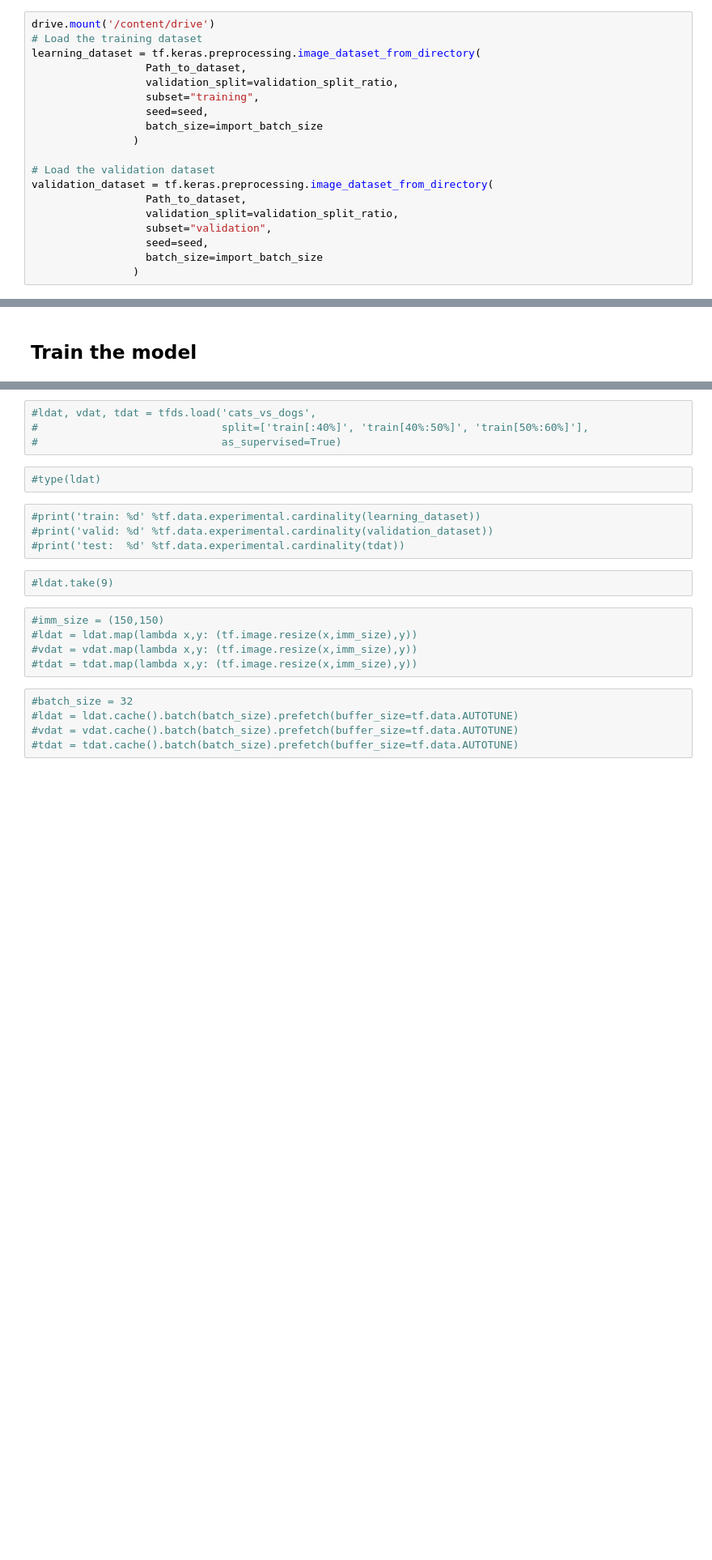
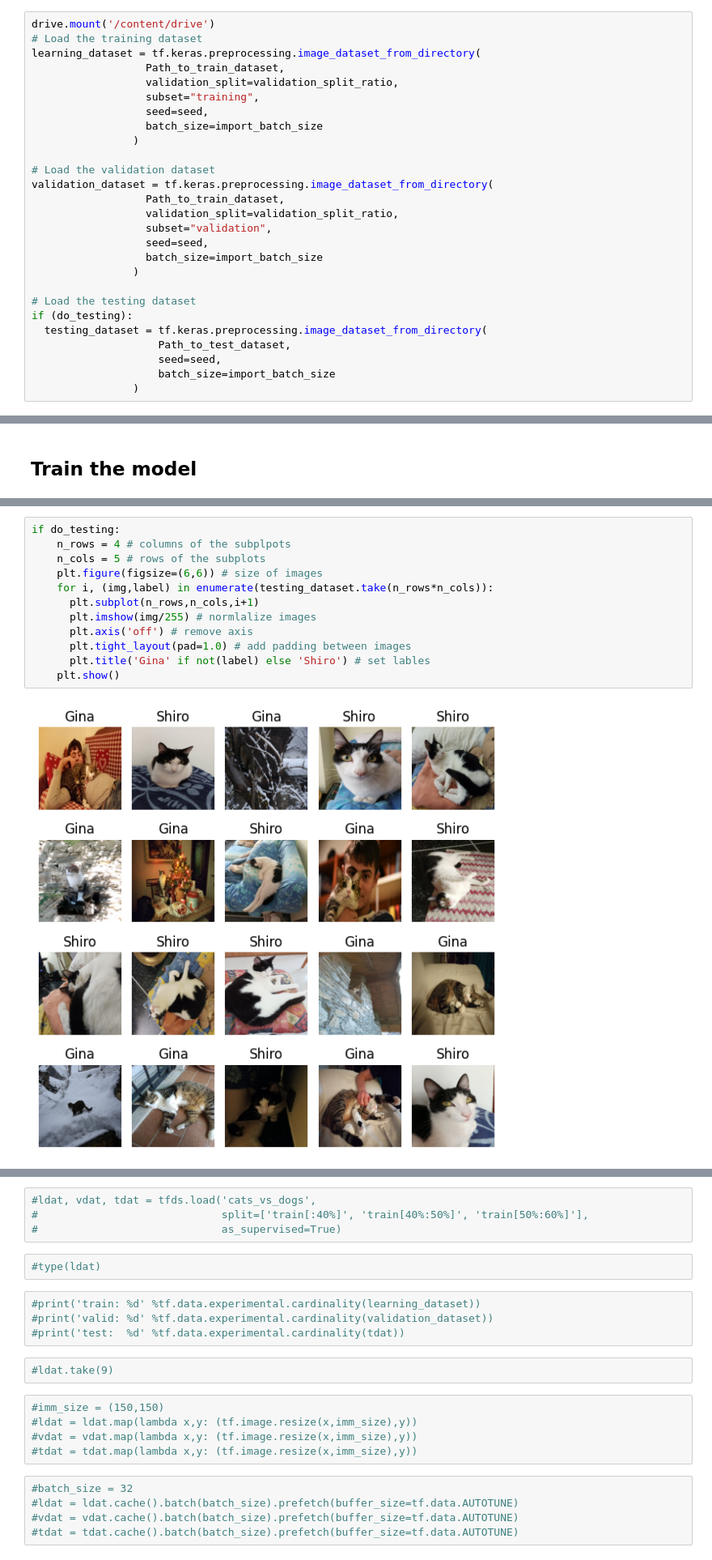
Before and after one commit to lollomante/ML_Cats, a Jupyter notebook: Gina_vs_Shiro.ipynb, the cells around one changed output, grey strips where cells are left out. Shown at 81% size. Cells and saved outputs as stored; diff of their text form; blank space fills up the shorter version.

Commit message:
added testing (That does not work)

```diff
--- a/Gina_vs_Shiro.ipynb
+++ b/Gina_vs_Shiro.ipynb
@@ -28,7 +39,7 @@ batch_size = 32
 drive.mount('/content/drive')
 # Load the training dataset
 learning_dataset = tf.keras.preprocessing.image_dataset_from_directory(
-                  Path_to_dataset,
+                  Path_to_train_dataset,
                   validation_split=validation_split_ratio,
                   subset="training",
                   seed=seed,
@@ -37,10 +48,18 @@ learning_dataset = tf.keras.preprocessing.image_dataset_from_directory(
 
 # Load the validation dataset
 validation_dataset = tf.keras.preprocessing.image_dataset_from_directory(
-                  Path_to_dataset,
+                  Path_to_train_dataset,
                   validation_split=validation_split_ratio,
                   subset="validation",
                   seed=seed,
                   batch_size=import_batch_size
                 )
+
+# Load the testing dataset
+if (do_testing):
+  testing_dataset = tf.keras.preprocessing.image_dataset_from_directory(
+                    Path_to_test_dataset,
+                    seed=seed,
+                    batch_size=import_batch_size
+                )
 # %% [output]
@@ -195,0 +234,14 @@ Epoch 4/4
+# %%
+if do_testing:
+    n_rows = 4 # columns of the subplpots
+    n_cols = 5 # rows of the subplots
+    plt.figure(figsize=(6,6)) # size of images
+    for i, (img,label) in enumerate(testing_dataset.take(n_rows*n_cols)):
+      plt.subplot(n_rows,n_cols,i+1)
+      plt.imshow(img/255) # normlalize images
+      plt.axis('off') # remove axis
+      plt.tight_layout(pad=1.0) # add padding between images
+      plt.title('Gina' if not(label) else 'Shiro') # set lables
+    plt.show()
+# %% [output]
+[figure, added]
```
Also changed, not shown: parts of 20 cells of this notebook.
